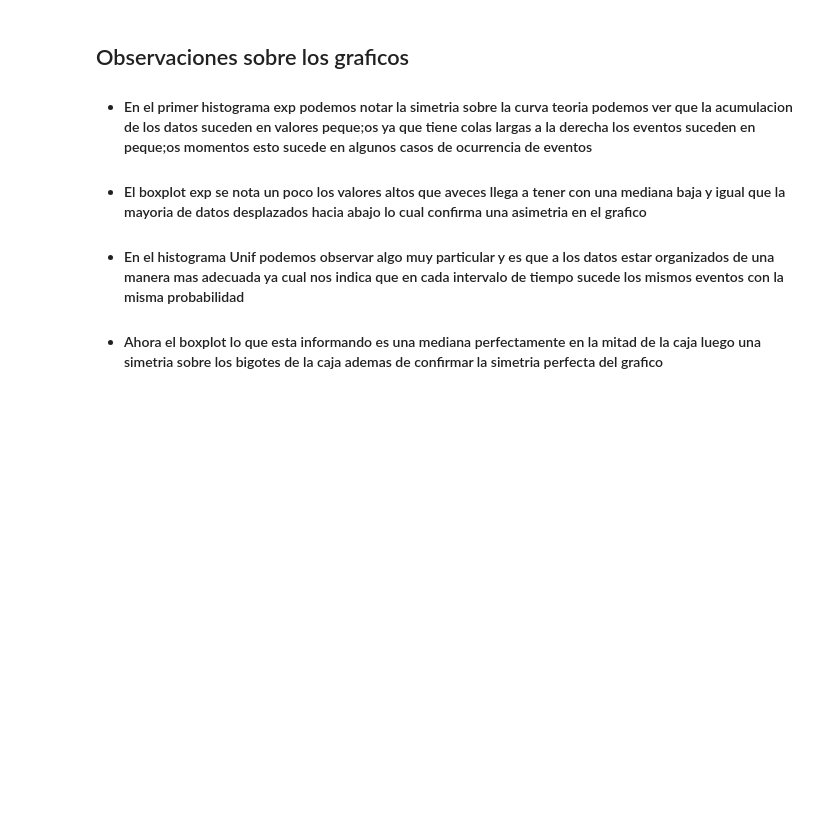
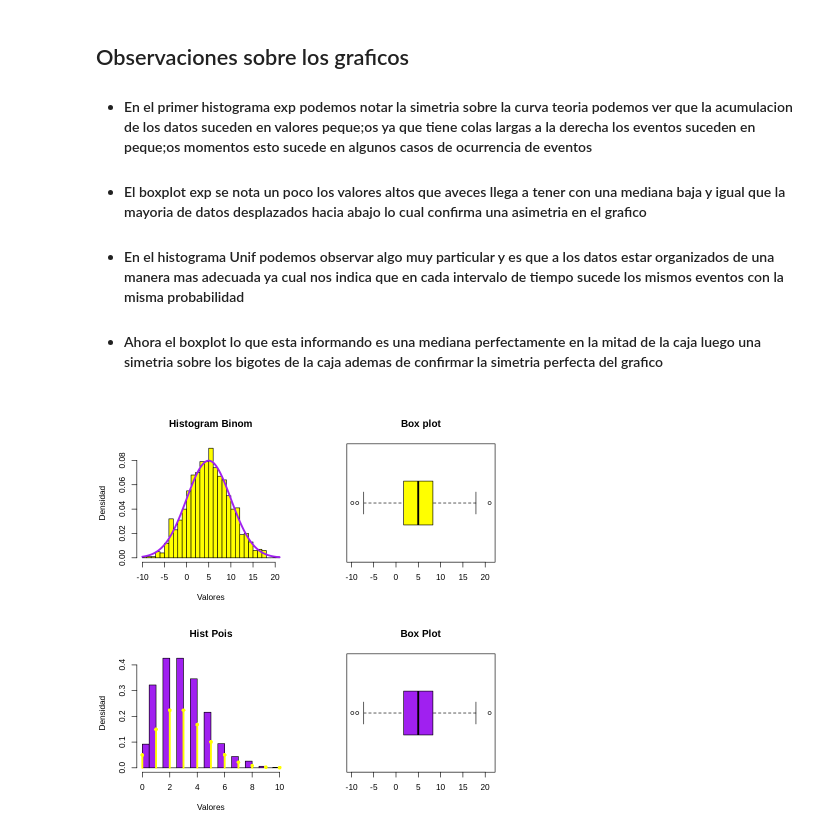
Before and after one commit to Nicolas-Bernal/Inferencia-Estad-stica-, a Jupyter notebook: Pruebas De Normalidad/Fundamentos.ipynb, the cells around one changed output. Cells and saved outputs as stored; diff of their text form; code cells hidden in the pictures; blank space fills up the shorter version.

```diff
--- a/Pruebas De Normalidad/Fundamentos.ipynb
+++ b/Pruebas De Normalidad/Fundamentos.ipynb
@@ -36,3 +36,24 @@ boxplot(Y1,horizontal = TRUE, main = "Box Plot Unif",col = "BLUE")
 * #### En el histograma Unif podemos observar algo muy particular y es que a los datos estar organizados de una manera mas adecuada ya cual nos indica que en cada intervalo de tiempo sucede los mismos eventos con la misma probabilidad
 
 * #### Ahora el boxplot lo que esta informando es una mediana perfectamente en la mitad de la caja luego una simetria sobre los bigotes de la caja ademas de confirmar la simetria perfecta del grafico
+# %%
+X2 = rnorm(1000, mean = 5, sd = 5)
+
+par(mfrow = c(2,2))
+hist(X2,freq = FALSE, breaks = "FD",col = "yellow",main = "Histogram Binom",xlab = "Valores",ylab = "Densidad")
+curve(dnorm(x,mean = 5,sd = 5),add = TRUE, lwd = 3,col = "Purple")
+boxplot(X2,horizontal = TRUE,col = "yellow",main = "Box plot")
+
+Y2 = rpois(1000, lambda = 3)
+hist(Y2,freq = FALSE,breaks = "FD",col = "purple",main = "Hist Pois",xlab = "Valores",ylab = "Densidad" )
+
+# nose podria generar una curva teoria por lo que tenemos otra alternativa
+
+x_1 = 0:max(X2)
+
+lines(x_1,dpois(x_1,lambda = 3),type = "h",lwd = 3,col = "yellow")
+points(x_1,dpois(x_1,lambda = 3),pch = 16,col = "yellow")
+
+boxplot(X2,horizontal = TRUE,col = "purple",main ="Box Plot")
+# %% [output]
+[figure, added]
```
Also changed, not shown: parts of 1 cell of this notebook.
